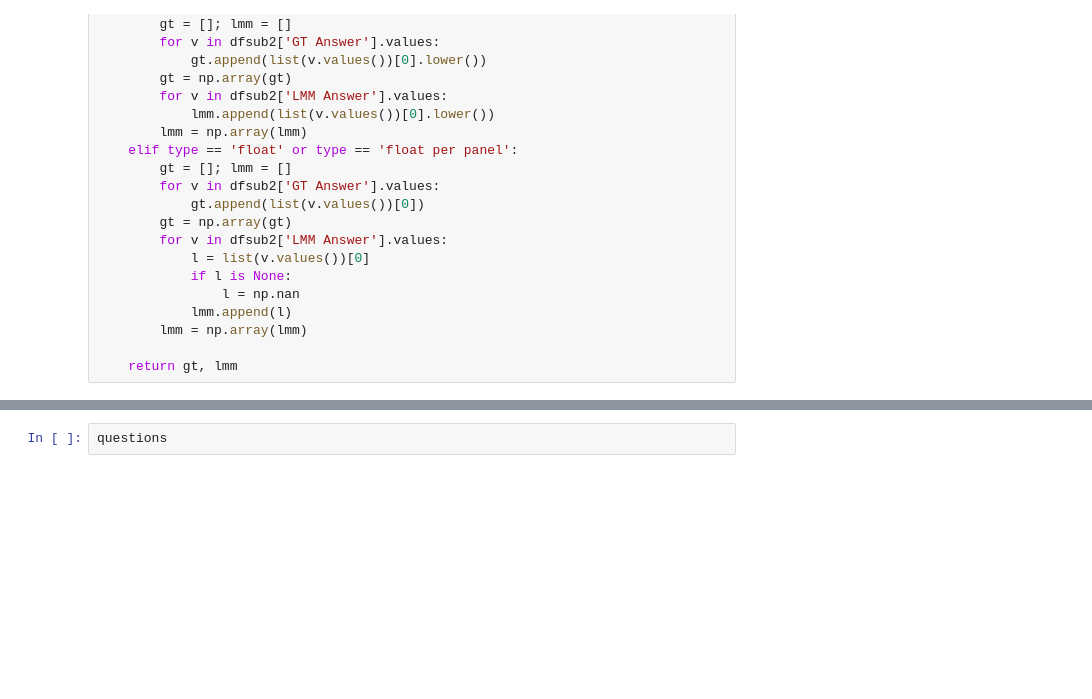
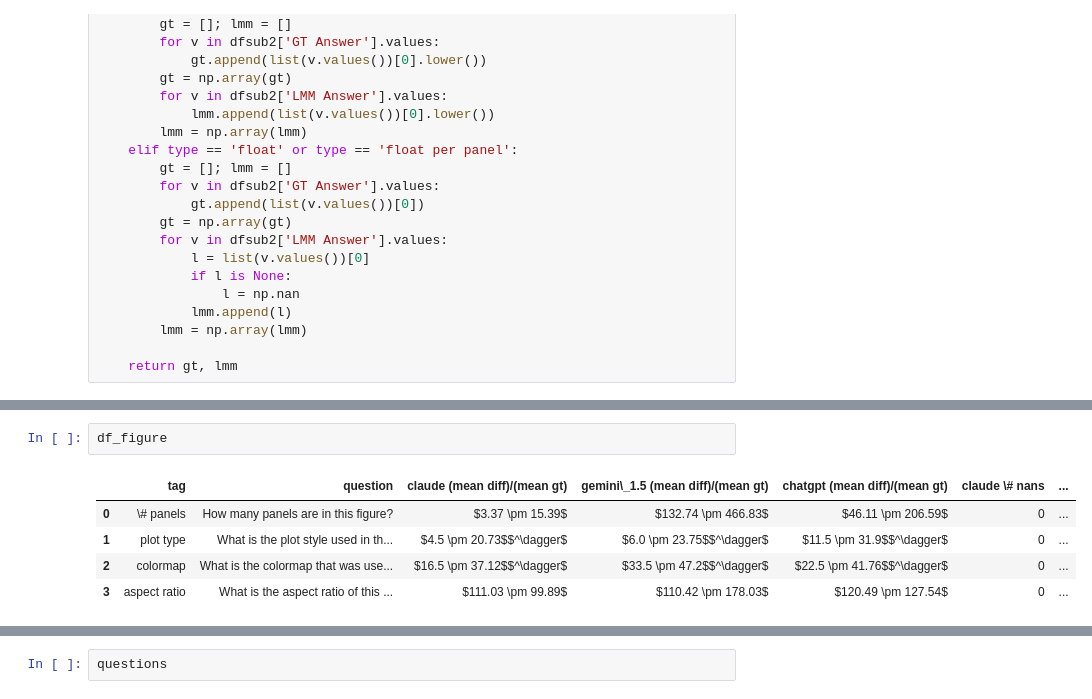
Before and after one commit to ReadingTimeMachine/LLM_VQA_MultiPanel, a Jupyter notebook: parse_lmm_outputs.ipynb, the cells around one changed output, grey strips where cells are left out. Drawn from its saved outputs; the diff is of its cells as text; blank space fills up the shorter version.

```diff
--- a/parse_lmm_outputs.ipynb
+++ b/parse_lmm_outputs.ipynb
@@ -399,0 +429,8 @@ ValueError: setting an array element with a sequence. The requested array has an
+# %%
+df_figure
+# %% [output]
+|  | tag | question | claude (mean diff)/(mean gt) | gemini\_1.5 (mean diff)/(mean gt) | chatgpt (mean diff)/(mean gt) | claude \# nans | ... |
+| 0 | \# panels | How many panels are in this figure? | $3.37 \pm 15.39$ | $132.74 \pm 466.83$ | $46.11 \pm 206.59$ | 0 | ... |
+| 1 | plot type | What is the plot style used in th... | $4.5 \pm 20.73$$^\dagger$ | $6.0 \pm 23.75$$^\dagger$ | $11.5 \pm 31.9$$^\dagger$ | 0 | ... |
+| 2 | colormap | What is the colormap that was use... | $16.5 \pm 37.12$$^\dagger$ | $33.5 \pm 47.2$$^\dagger$ | $22.5 \pm 41.76$$^\dagger$ | 0 | ... |
+| 3 | aspect ratio | What is the aspect ratio of this ... | $111.03 \pm 99.89$ | $110.42 \pm 178.03$ | $120.49 \pm 127.54$ | 0 | ... |
```
Also changed, not shown: parts of 6 cells of this notebook.
